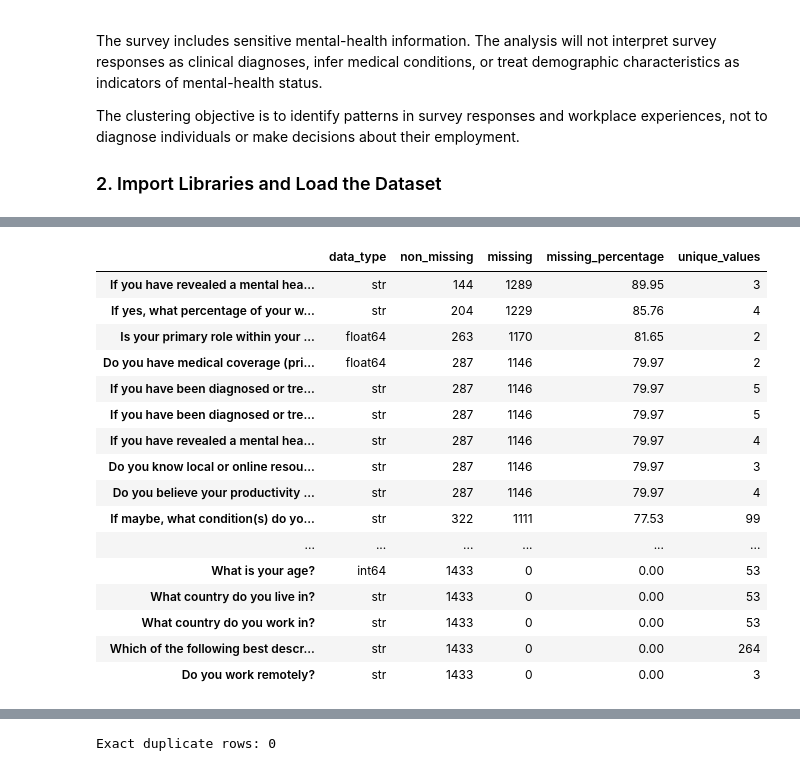
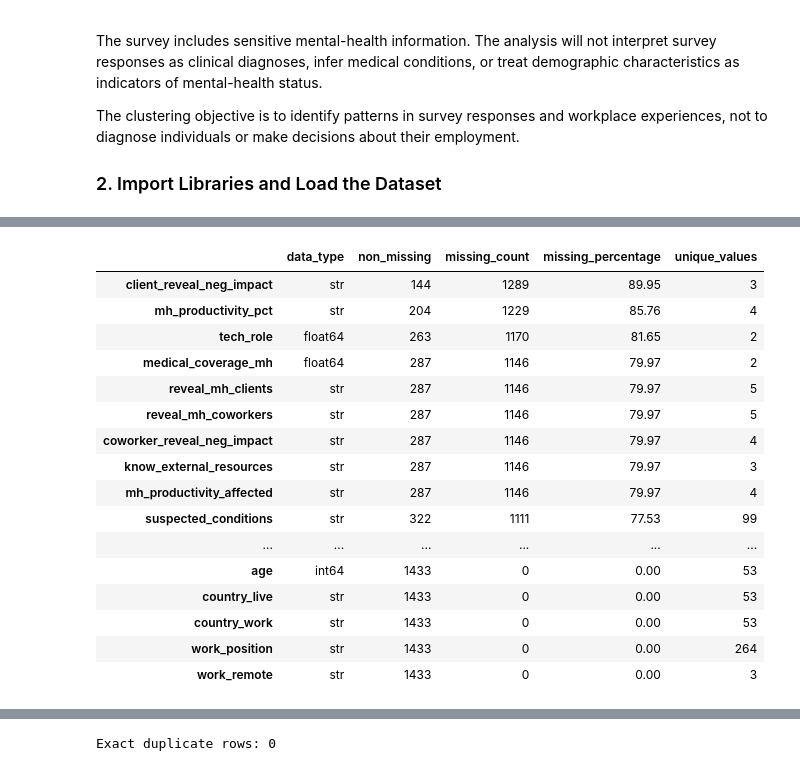
Before and after one commit to CyrilCele/osmi-mental-health-data-clustering, a Jupyter notebook: notebooks/01_data_understanding.ipynb, the cells around one changed output, grey strips where cells are left out. Saved outputs shown, nothing was run; the diff lists cells and outputs as text; code cells hidden in the pictures.

```diff
--- a/notebooks/01_data_understanding.ipynb
+++ b/notebooks/01_data_understanding.ipynb
@@ -162,26 +344,26 @@ memory usage: 705.4 KB
 # %%
 pd.DataFrame({
-    "data_type": df.dtypes.astype(str),
-    "non_missing": df.notna().sum(),
-    "missing": df.isna().sum(),
-    "missing_percentage": (df.isna().mean() * 100).round(2),
-    "unique_values": df.nunique(dropna=True)
+    "data_type": df_copy.dtypes.astype(str),
+    "non_missing": df_copy.notna().sum(),
+    "missing_count": df_copy.isna().sum(),
+    "missing_percentage": (df_copy.isna().mean() * 100).round(2),
+    "unique_values": df_copy.nunique(dropna=True)
 }).sort_values("missing_percentage", ascending=False)
 # %% [output]
-|  | data_type | non_missing | missing | missing_percentage | unique_values |
-| If you have revealed a mental hea... | str | 144 | 1289 | 89.95 | 3 |
-| If yes, what percentage of your w... | str | 204 | 1229 | 85.76 | 4 |
-| Is your primary role within your ... | float64 | 263 | 1170 | 81.65 | 2 |
-| Do you have medical coverage (pri... | float64 | 287 | 1146 | 79.97 | 2 |
-| If you have been diagnosed or tre... | str | 287 | 1146 | 79.97 | 5 |
-| If you have been diagnosed or tre... | str | 287 | 1146 | 79.97 | 5 |
-| If you have revealed a mental hea... | str | 287 | 1146 | 79.97 | 4 |
-| Do you know local or online resou... | str | 287 | 1146 | 79.97 | 3 |
-| Do you believe your productivity ... | str | 287 | 1146 | 79.97 | 4 |
-| If maybe, what condition(s) do yo... | str | 322 | 1111 | 77.53 | 99 |
+|  | data_type | non_missing | missing_count | missing_percentage | unique_values |
+| client_reveal_neg_impact | str | 144 | 1289 | 89.95 | 3 |
+| mh_productivity_pct | str | 204 | 1229 | 85.76 | 4 |
+| tech_role | float64 | 263 | 1170 | 81.65 | 2 |
+| medical_coverage_mh | float64 | 287 | 1146 | 79.97 | 2 |
+| reveal_mh_clients | str | 287 | 1146 | 79.97 | 5 |
+| reveal_mh_coworkers | str | 287 | 1146 | 79.97 | 5 |
+| coworker_reveal_neg_impact | str | 287 | 1146 | 79.97 | 4 |
+| know_external_resources | str | 287 | 1146 | 79.97 | 3 |
+| mh_productivity_affected | str | 287 | 1146 | 79.97 | 4 |
+| suspected_conditions | str | 322 | 1111 | 77.53 | 99 |
 | ... | ... | ... | ... | ... | ... |
-| What is your age? | int64 | 1433 | 0 | 0.00 | 53 |
-| What country do you live in? | str | 1433 | 0 | 0.00 | 53 |
-| What country do you work in? | str | 1433 | 0 | 0.00 | 53 |
-| Which of the following best descr... | str | 1433 | 0 | 0.00 | 264 |
-| Do you work remotely? | str | 1433 | 0 | 0.00 | 3 |
+| age | int64 | 1433 | 0 | 0.00 | 53 |
+| country_live | str | 1433 | 0 | 0.00 | 53 |
+| country_work | str | 1433 | 0 | 0.00 | 53 |
+| work_position | str | 1433 | 0 | 0.00 | 264 |
+| work_remote | str | 1433 | 0 | 0.00 | 3 |
```
Also changed, not shown: parts of 73 cells of this notebook, 12 other files.
